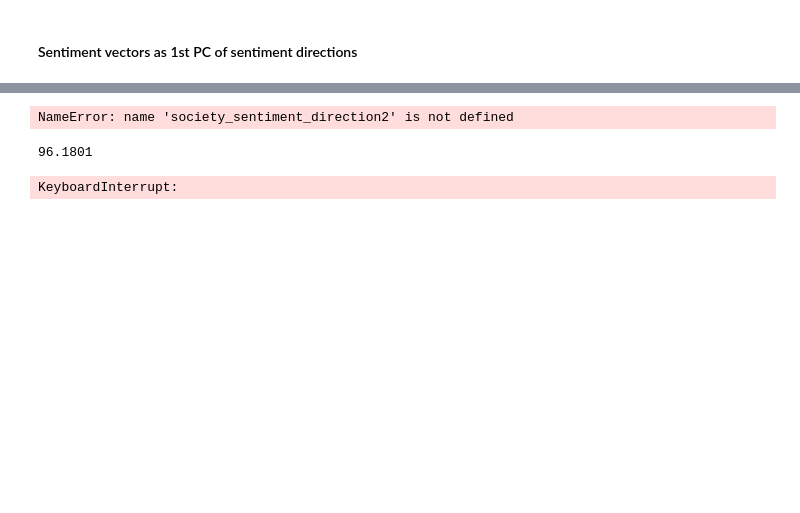
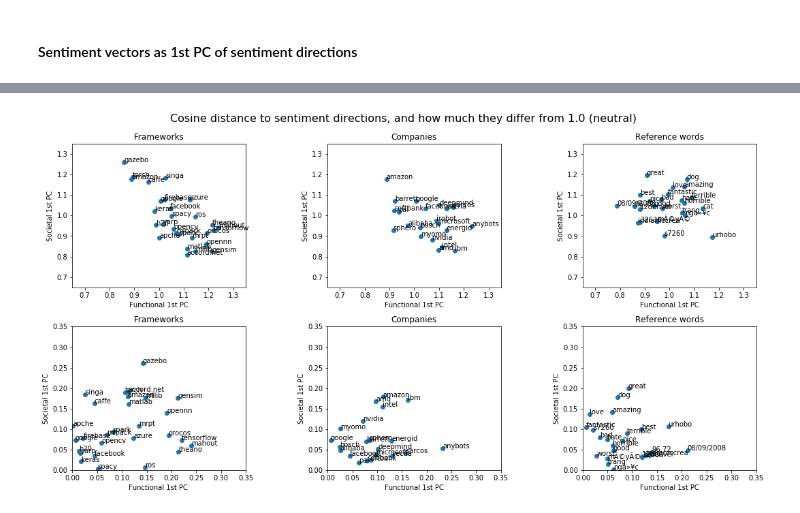
Before and after one commit to flono/BiasInWordEmbeddings, a Jupyter notebook: WordEmbeddings.ipynb, the cells around one changed output, grey strips where cells are left out. Drawn from its saved outputs; the diff is of its cells as text; code cells hidden in the pictures; blank space fills up the shorter version.

```diff
--- a/WordEmbeddings.ipynb
+++ b/WordEmbeddings.ipynb
@@ -196,7 +207,7 @@ functional = [
     ("secure","insecure"),
     ("safe","unsafe"),
     ("reliable","unreliable"),
-    ("complicated","simple"),
+    ("simple", "complicated"),
     ("fast","slow"),
     ("stable","unstable"),
     ("intelligent","dumb"),
@@ -205,12 +216,12 @@ functional = [
 society = [
     ("good","bad"),
     ("famous","unknown"),
-    ("open-source","locked"),
     ("fair","biased"),
     ("legal","illegal"),
     ("ethical","unethical"),
-    ("violate","conform"),
-    ("criticism","praise")
+    ("conform","violate"),
+    ("praise","criticism"),
+    ("best", "worst"),
 ]
 
 # get embeddings for sentiment words
@@ -483,13 +499,58 @@ for i, name in enumerate(random_names):
-# %%
-print(angle_vec(embeddings_dict["war"], society_sentiment_direction2))
-print(angle_vec(embeddings_dict["nice"], society_sentiment_direction2))
-# %% [output]
-NameError: name 'society_sentiment_direction2' is not defined
-# %%
-angle_vec(embeddings_dict["king"] - embeddings_dict["queen"], embeddings_dict["secretary"] - embeddings_dict["coach"])
-# %% [output]
-96.1801
-# %%
-find_closest_embeddings(embeddings_dict["dachshund"])
-# %% [output]
-KeyboardInterrupt:
+# %%
+# look at how much the angles differ to 90 degrees
+# an angle of 90 degrees causes a cosine distance of 1
+# this means that the words are indifferent to each other
+# distances close to 0 mean that words are similar
+# distances close to 2 mean that words are opposite
+
+angles_soc_func_frm = np.array([[word[0], abs(1 - word[1]), abs(1 - word[2])] for word in angles_soc_func_frm_2], dtype='O')
+angles_soc_func_comp = np.array([[word[0], abs(1 - word[1]), abs(1 - word[2])] for word in angles_soc_func_comp_2], dtype='O')
+random_values = np.array([[abs(1 - word[0]), abs(1 - word[1])] for word in random_values_2])
+random_names = random_words
+# %%
+fig, axes = plt.subplots(nrows=2, ncols=3)
+
+fig.set_size_inches(15, 8)
+
+fig.suptitle("Cosine distance to sentiment directions, and how much they differ from 1.0 (neutral)", fontsize=16)
+
+axes[1,0].scatter(angles_soc_func_frm[:,1], angles_soc_func_frm[:,2])
+axes[1,0].set(xlabel = "Functional 1st PC ", ylabel="Societal 1st PC", title= "Frameworks")
+for i, name in enumerate(angles_soc_func_frm[:,0]):
+    axes[1,0].annotate(name, (angles_soc_func_frm[i,1], angles_soc_func_frm[i,2]))
+
+axes[1,1].scatter(angles_soc_func_comp[:,1], angles_soc_func_comp[:,2])
+axes[1,1].set(xlabel = "Functional 1st PC", ylabel="Societal 1st PC", title= "Companies")
+for i, name in enumerate(angles_soc_func_comp[:,0]):
+    axes[1,1].annotate(name, (angles_soc_func_comp[i,1], angles_soc_func_comp[i,2]))
+
+axes[1,2].scatter(random_values[:,0], random_values[:,1])
+axes[1,2].set(xlabel = "Functional 1st PC", ylabel="Societal 1st PC", title= "Reference words")
+for i, name in enumerate(random_names):
+    axes[1,2].annotate(name, (random_values[i,0], random_values[i,1]))
+
+axes[0,0].scatter(angles_soc_func_frm_2[:,1], angles_soc_func_frm_2[:,2])
+axes[0,0].set(xlabel = "Functional 1st PC", ylabel="Societal 1st PC", title= "Frameworks")
+for i, name in enumerate(angles_soc_func_frm_2[:,0]):
+    axes[0,0].annotate(name, (angles_soc_func_frm_2[i,1], angles_soc_func_frm_2[i,2]))
+
+axes[0,1].scatter(angles_soc_func_comp_2[:,1], angles_soc_func_comp_2[:,2])
+axes[0,1].set(xlabel = "Functional 1st PC", ylabel="Societal 1st PC", title= "Companies")
+for i, name in enumerate(angles_soc_func_comp_2[:,0]):
+    axes[0,1].annotate(name, (angles_soc_func_comp_2[i,1], angles_soc_func_comp_2[i,2]))
+
+axes[0,2].scatter(random_values_2[:,0], random_values_2[:,1])
+axes[0,2].set(xlabel = "Functional 1st PC", ylabel="Societal 1st PC", title= "Reference words")
+for i, name in enumerate(random_names_2):
+    axes[0,2].annotate(name, (random_values_2[i,0], random_values_2[i,1]))
+
+for ax in axes[0,:]:
+    ax.set(xlim = [0.65, 1.35], ylim = [0.65, 1.35])
+
+for ax in axes[1,:]:
+    ax.set(xlim = [0, 0.35], ylim = [0, 0.35])
+
+fig.tight_layout(rect=[0, 0, 1, 0.95])
+plt.savefig('sentiment_directions_bigEmbedding.pdf')
+# %% [output]
+[figure, added]
```
Also changed, not shown: parts of 34 cells of this notebook, 6 other files.
